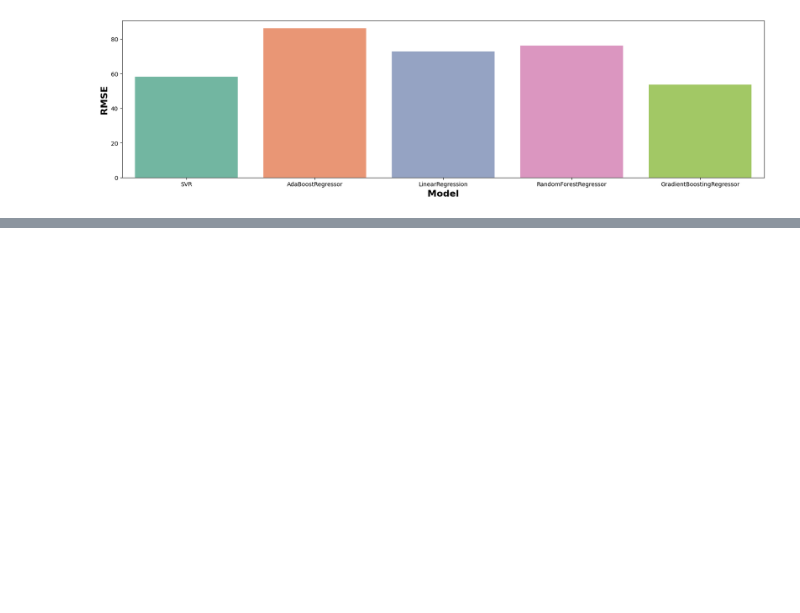
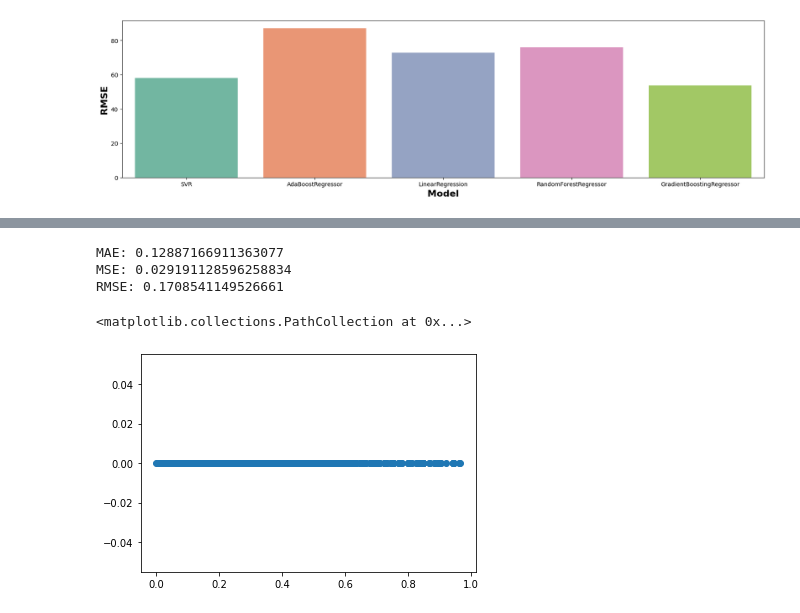
Before and after one commit to rsaSantos/DAA-Project, a Jupyter notebook: Task 1 (Group)/models/paris-airbnb.ipynb, the cells around one changed output, grey strips where cells are left out. Saved outputs shown, nothing was run; the diff lists cells and outputs as text; code cells hidden in the pictures; blank space fills up the shorter version.

```diff
--- a/Task 1 (Group)/models/paris-airbnb.ipynb
+++ b/Task 1 (Group)/models/paris-airbnb.ipynb
@@ -787,0 +920,20 @@ Text(0, 0.5, 'RMSE')
+# %%
+# Predictions
+predictions = best_mlp_model.predict(X_test)
+predictions = predictions.reshape(predictions.shape[0],1)
+
+# Unscale values (get real values).
+predictions_unscaled = scaler_y.inverse_transform(predictions)
+y_test_unscaled = scaler_y.inverse_transform(Y_test)
+
+print('MAE:', metrics.mean_absolute_error(Y_test, predictions))
+print('MSE:', metrics.mean_squared_error(Y_test, predictions))
+print('RMSE:', np.sqrt(metrics.mean_squared_error(Y_test, predictions)))
+
+plt.scatter(Y_test, predictions)
+# %% [output]
+MAE: 0.12887166911363077
+MSE: 0.029191128596258834
+RMSE: 0.1708541149526661
+<matplotlib.collections.PathCollection at 0x...>
+[figure, added]
```
Also changed, not shown: parts of 11 cells of this notebook.
